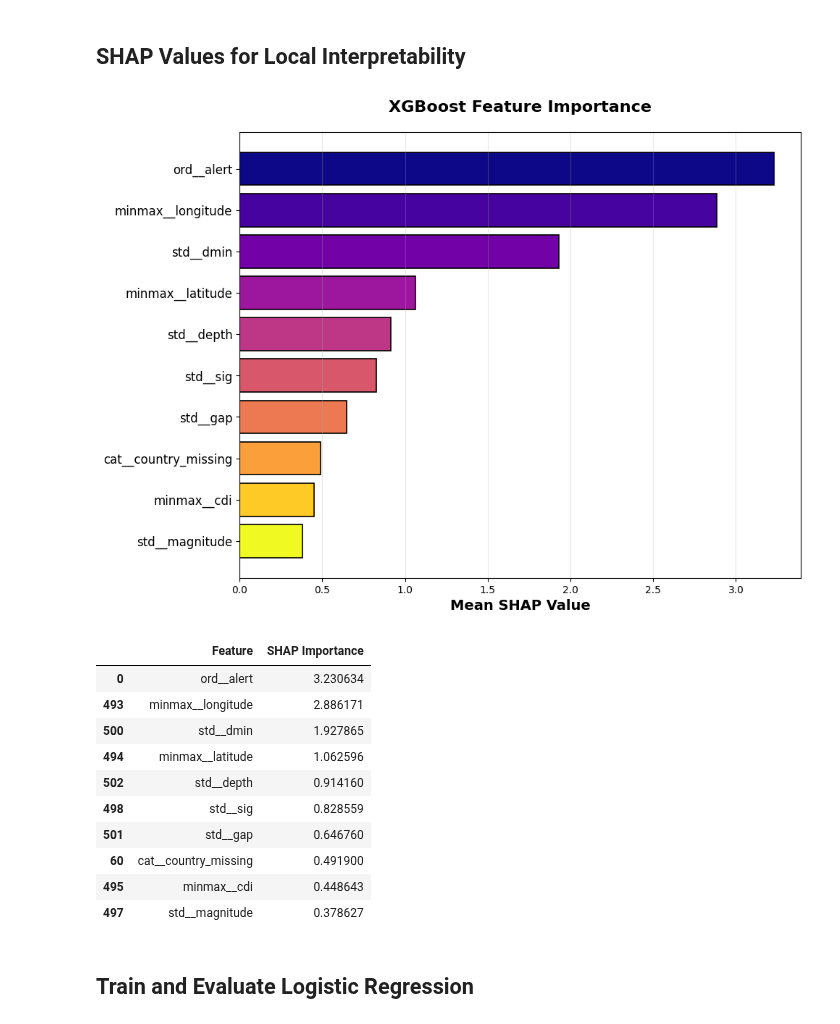
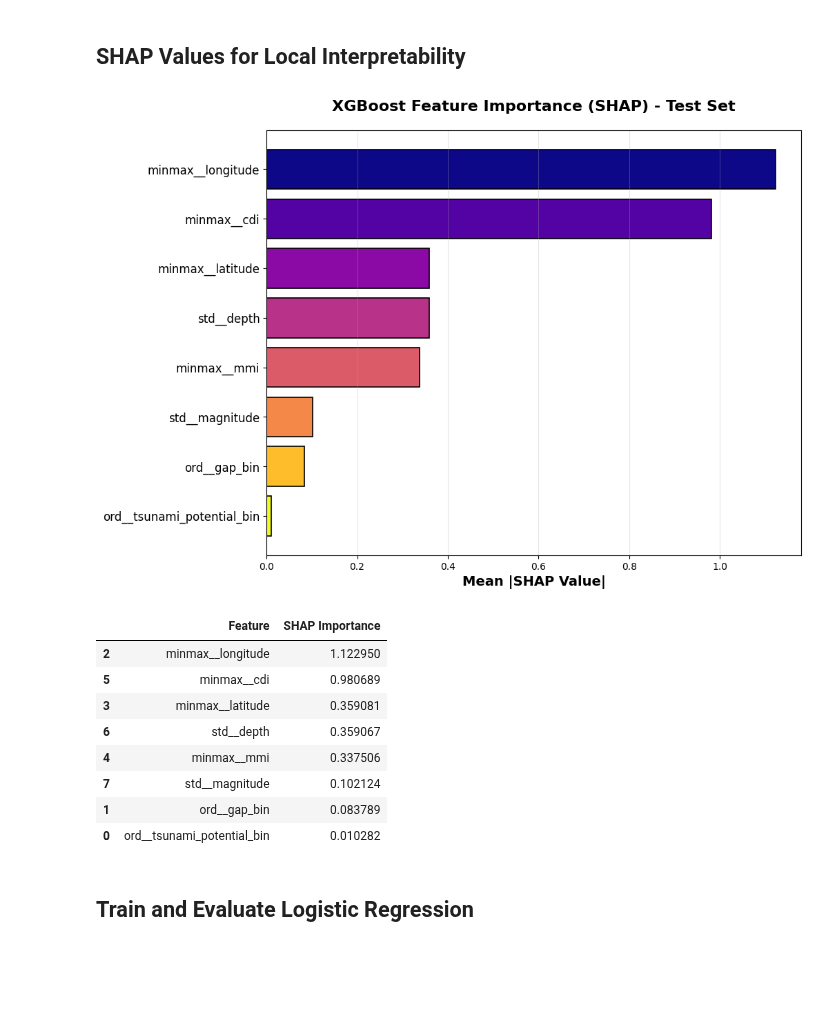
Before and after one commit to JustinXre2020/Earthquake-Tsunami, a Jupyter notebook: src/source_code.ipynb, the cells around one changed output. Drawn from its saved outputs; the diff is of its cells as text; code cells hidden in the pictures; blank space fills up the shorter version.

```diff
--- a/src/source_code.ipynb
+++ b/src/source_code.ipynb
@@ -12,8 +12,8 @@ import matplotlib.pyplot as plt
 import seaborn as sns
 # %%
 # Load both datasets
-df1 = pd.read_csv('earthquake_1995-2023.csv')
-df2 = pd.read_csv('earthquake_data.csv')
+df1 = pd.read_csv('../data/dataset/earthquake_1995-2023.csv')
+df2 = pd.read_csv('../data/dataset/earthquake_data.csv')
 
 print(f"Dataset 1 (1995-2023): {df1.shape}")
 print(f"Dataset 2 (recent data): {df2.shape}")
@@ -411,0 +369,5 @@ Common columns: ['sig', 'magType', 'depth', 'mmi', 'gap', 'net', 'tsunami', 'lon
+# %%
+y = df['tsunami']
+X = df.loc[:, ~df.columns.isin(['tsunami'])]
+print(X.head())
+print(y.head())
@@ -747,47 +883,63 @@ cat__country_Indonesia: 5.547404766082764
 # %% [markdown]
 ## SHAP Values for Local Interpretability
 # %%
+import xgboost
+
+
+random_seed = 1
+final_model = best_xgb_models[random_seed]
+
+# Reconstruct the SAME data split to get X_test for SHAP analysis
+X_other, X_test, y_other, y_test = train_test_split(X, y, test_size=0.2, stratify=y, random_state=random_seed)
+
+# Fit preprocessor on training data and transform test data
+X_other_processed = preprocessor.fit_transform(X_other)
+X_test_processed = preprocessor.transform(X_test)
+
+# Get feature names and create DataFrame for SHAP
+feature_names = preprocessor.get_feature_names_out()
+X_prep_df = pd.DataFrame(X_test_processed, columns=feature_names)
+
+# Compute SHAP values on the Test Set
 shap_values = final_model.get_booster().predict(xgboost.DMatrix(X_prep_df), pred_contribs=True)
 shap_vals_only = shap_values[:, :-1]
 base_value = shap_values[0, -1]
 
 shap_mean_abs = np.abs(shap_vals_only).mean(axis=0)
 shap_feature_importance = pd.DataFrame({
     'Feature': feature_names,
     'SHAP Importance': shap_mean_abs
 }).sort_values('SHAP Importance', ascending=False)
 
 fig, ax = plt.subplots(figsize=(10, 8))
-top_n = 10
+top_n = min(10, len(shap_feature_importance))
 top_features = shap_feature_importance.head(top_n)
 colors = plt.cm.plasma(np.linspace(0, 1, top_n))
 bars = ax.barh(range(top_n), top_features['SHAP Importance'].values, color=colors,
                edgecolor='black', linewidth=1.2)
 
 ax.set_yticks(range(top_n))
 ax.set_yticklabels(top_features['Feature'].values, fontsize=12)
-ax.set_xlabel('Mean SHAP Value', fontsize=14, fontweight='bold')
-ax.set_title('XGBoost Feature Importance', fontsize=16, fontweight='bold', pad=20)
+ax.set_xlabel('Mean |SHAP Value|', fontsize=14, fontweight='bold')
+ax.set_title('XGBoost Feature Importance (SHAP) - Test Set', fontsize=16, fontweight='bold', pad=20)
 ax.grid(True, alpha=0.3, axis='x')
 ax.invert_yaxis()
 
-plt.savefig('XGBoost_shap_importance.png', dpi=300, bbox_inches='tight')
+plt.savefig('../figures/XGBoost_shap_importance.png', dpi=300, bbox_inches='tight')
 plt.show()
 
 shap_feature_importance.head(10)
 # %% [output]
-[figure, old version]
+[figure, new version]
 |  | Feature | SHAP Importance |
-| 0 | ord__alert | 3.230634 |
-| 493 | minmax__longitude | 2.886171 |
-| 500 | std__dmin | 1.927865 |
-| 494 | minmax__latitude | 1.062596 |
-| 502 | std__depth | 0.914160 |
-| 498 | std__sig | 0.828559 |
-| 501 | std__gap | 0.646760 |
-| 60 | cat__country_missing | 0.491900 |
-| 495 | minmax__cdi | 0.448643 |
-| 497 | std__magnitude | 0.378627 |
+| 2 | minmax__longitude | 1.122950 |
+| 5 | minmax__cdi | 0.980689 |
+| 3 | minmax__latitude | 0.359081 |
+| 6 | std__depth | 0.359067 |
+| 4 | minmax__mmi | 0.337506 |
+| 7 | std__magnitude | 0.102124 |
+| 1 | ord__gap_bin | 0.083789 |
+| 0 | ord__tsunami_potential_bin | 0.010282 |
 # %% [markdown]
 ## Train and Evaluate Logistic Regression
 # %%
```
Also changed, not shown: parts of 44 cells of this notebook, 30 other files.
